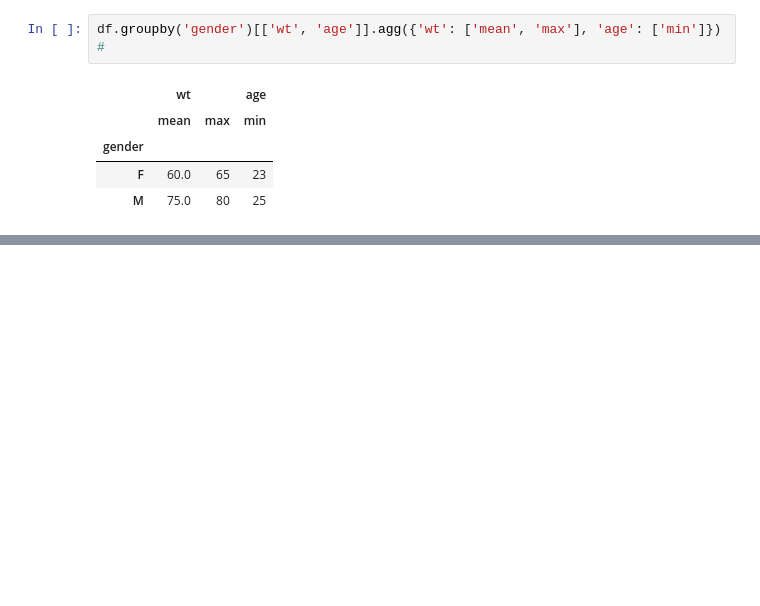
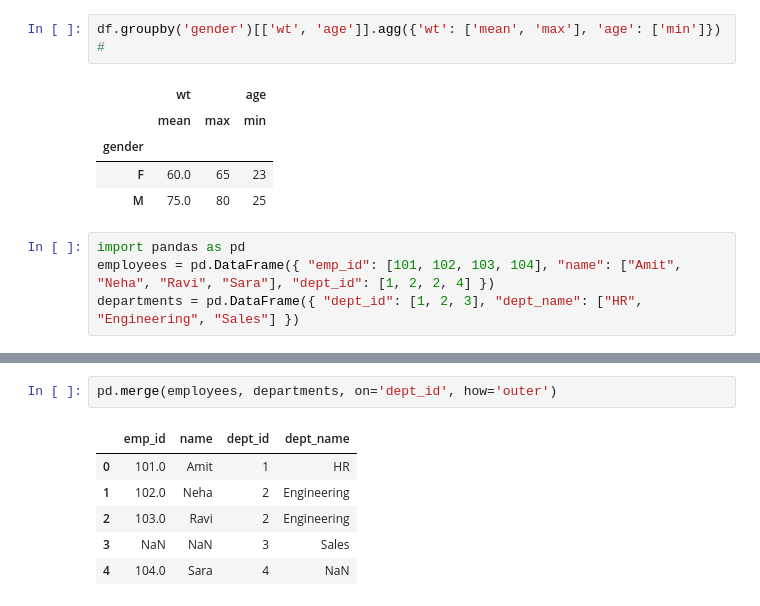
Before and after one commit to Chekuru-Ravi/hello-world, a Jupyter notebook: 2_DataFrames.ipynb, the cells around one changed output, grey strips where cells are left out. Cells and saved outputs as stored; diff of their text form; blank space fills up the shorter version.

```diff
--- a/2_DataFrames.ipynb
+++ b/2_DataFrames.ipynb
@@ -268,3 +268,7 @@ df.groupby('gender')[['wt', 'age']].agg({'wt': ['mean', 'max'], 'age': ['min']})
 | gender |  |  |  |
 | F | 60.0 | 65 | 23 |
 | M | 75.0 | 80 | 25 |
+# %%
+import pandas as pd
+employees = pd.DataFrame({ "emp_id": [101, 102, 103, 104], "name": ["Amit", "Neha", "Ravi", "Sara"], "dept_id": [1, 2, 2, 4] })
+departments = pd.DataFrame({ "dept_id": [1, 2, 3], "dept_name": ["HR", "Engineering", "Sales"] })
@@ -270,0 +304,9 @@ df.groupby('gender')[['wt', 'age']].agg({'wt': ['mean', 'max'], 'age': ['min']})
+# %%
+pd.merge(employees, departments, on='dept_id', how='outer')
+# %% [output]
+|  | emp_id | name | dept_id | dept_name |
+| 0 | 101.0 | Amit | 1 | HR |
+| 1 | 102.0 | Neha | 2 | Engineering |
+| 2 | 103.0 | Ravi | 2 | Engineering |
+| 3 | NaN | NaN | 3 | Sales |
+| 4 | 104.0 | Sara | 4 | NaN |
```
Also changed, not shown: parts of 5 cells of this notebook.
